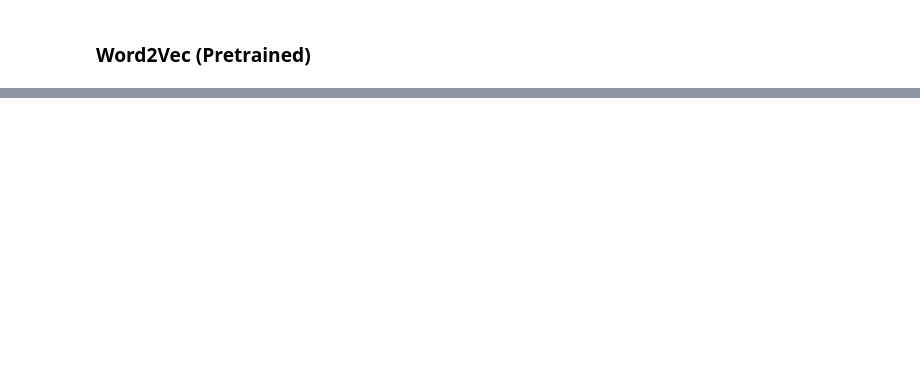
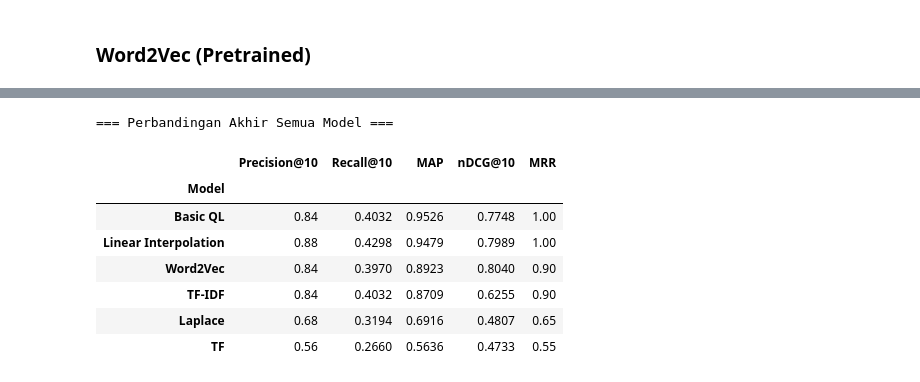
Before and after one commit to akmaliarizka5/Information-Retrieval, a Jupyter notebook: tugas 1.ipynb, the cells around one changed output, grey strips where cells are left out. Drawn from its saved outputs; the diff is of its cells as text; code cells hidden in the pictures; blank space fills up the shorter version.

```diff
--- a/tugas 1.ipynb
+++ b/tugas 1.ipynb
@@ -460,0 +1194,48 @@ ModuleNotFoundError: No module named 'gensim'
+# %%
+def evaluate_model(model_results, ground_truth, queries, k=10):
+    """model_results: {query: DataFrame dengan index=doc_id, kolom=['content','score']}"""
+    metrics_per_query = []
+    for q in queries:
+        retrieved_ids = model_results[q].index.tolist()  # <-- bukan unpacking tuple
+        relevant_dict = ground_truth[q]
+
+        metrics_per_query.append({
+            "query": q,
+            "precision@10": precision_at_k(retrieved_ids, relevant_dict, k),
+            "recall@10": recall_at_k(retrieved_ids, relevant_dict, k),
+            "AP": average_precision(retrieved_ids, relevant_dict, k),
+            "nDCG@10": ndcg_at_k(retrieved_ids, relevant_dict, k),
+            "RR": reciprocal_rank(retrieved_ids, relevant_dict, k),
+        })
+    return pd.DataFrame(metrics_per_query)
+
+evaluation_results = {}
+for model_name, results in all_model_results.items():
+    evaluation_results[model_name] = evaluate_model(results, ground_truth, queries, k=10)
+# %%
+summary_rows = []
+for model_name, metrics_df in evaluation_results.items():
+    summary_rows.append({
+        "Model": model_name,
+        "Precision@10": metrics_df["precision@10"].mean(),
+        "Recall@10": metrics_df["recall@10"].mean(),
+        "MAP": metrics_df["AP"].mean(),
+        "nDCG@10": metrics_df["nDCG@10"].mean(),
+        "MRR": metrics_df["RR"].mean(),
+    })
+
+final_comparison_df = pd.DataFrame(summary_rows).set_index("Model")
+final_comparison_df = final_comparison_df.round(4)
+
+print("=== Perbandingan Akhir Semua Model ===")
+final_comparison_df.sort_values("MAP", ascending=False)
+# %% [output]
+=== Perbandingan Akhir Semua Model ===
+|  | Precision@10 | Recall@10 | MAP | nDCG@10 | MRR |
+| Model |  |  |  |  |  |
+| Basic QL | 0.84 | 0.4032 | 0.9526 | 0.7748 | 1.00 |
+| Linear Interpolation | 0.88 | 0.4298 | 0.9479 | 0.7989 | 1.00 |
+| Word2Vec | 0.84 | 0.3970 | 0.8923 | 0.8040 | 0.90 |
+| TF-IDF | 0.84 | 0.4032 | 0.8709 | 0.6255 | 0.90 |
+| Laplace | 0.68 | 0.3194 | 0.6916 | 0.4807 | 0.65 |
+| TF | 0.56 | 0.2660 | 0.5636 | 0.4733 | 0.55 |
```
Also changed, not shown: parts of 41 cells of this notebook, 2 other files.
